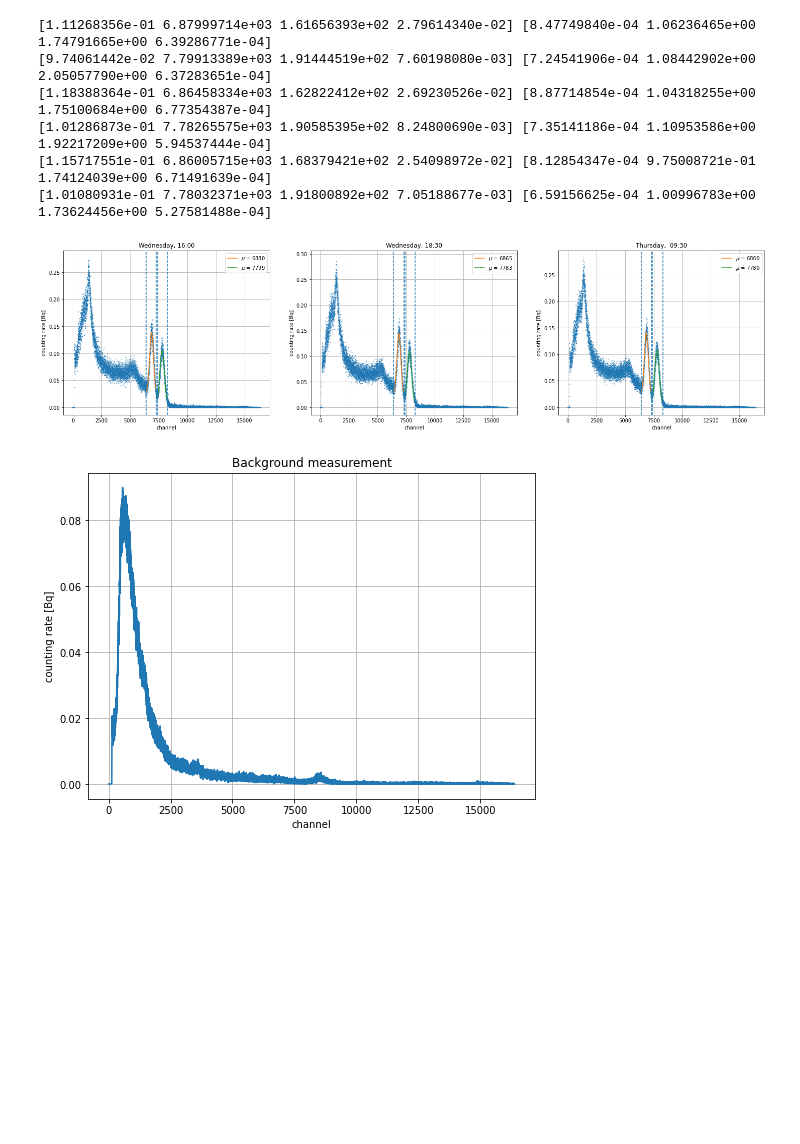
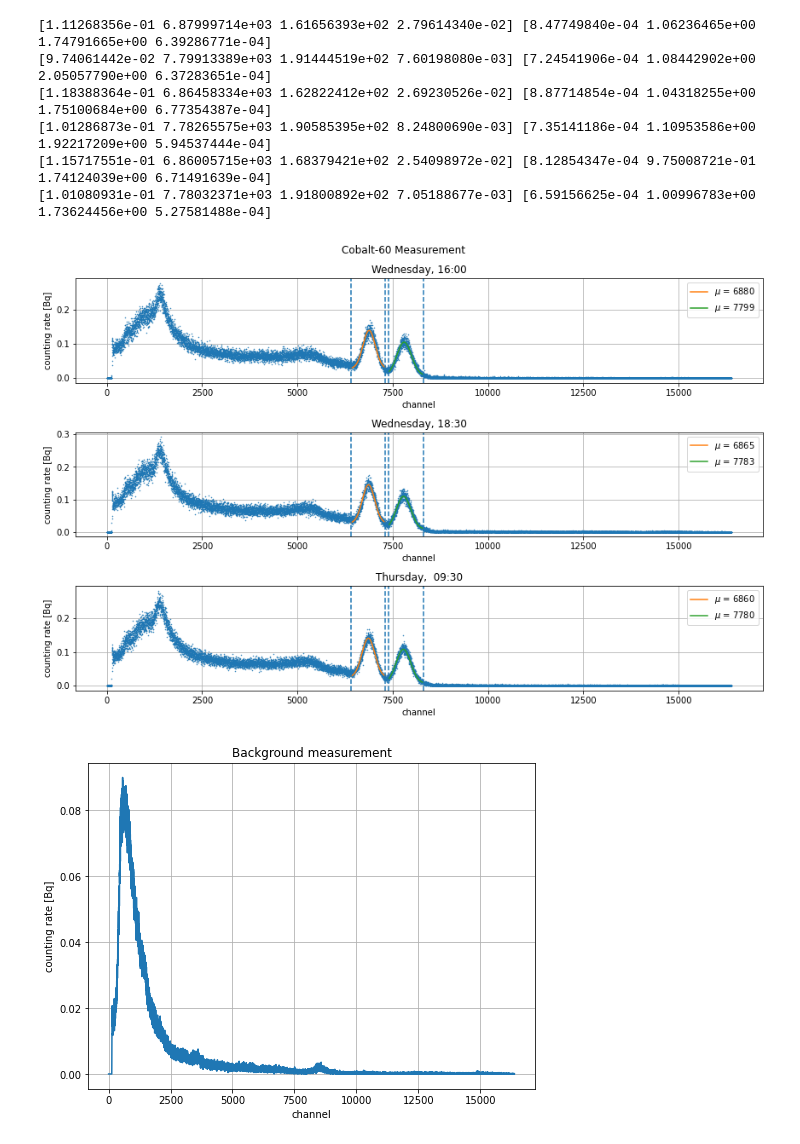
Before and after one commit to nicolaigoelz/Angular_correlation, a Jupyter notebook: Energy_Calibration_rotatable.ipynb, the cells around one changed output. Drawn from its saved outputs; the diff is of its cells as text; code cells hidden in the pictures; blank space fills up the shorter version.

```diff
--- a/Energy_Calibration_rotatable.ipynb
+++ b/Energy_Calibration_rotatable.ipynb
@@ -99,7 +99,7 @@ channels = np.arange(1, len(N_Na1)+1, 1)
 a = [[2700, 3500], [2700, 3500], [2700, 3500]]
 b = [[7100, 8000], [7100, 8000], [7100, 8000]]
 
-fig, ax = plt.subplots(1,3, figsize=(25,6))
+fig, ax = plt.subplots(3,1, figsize=(12,8))
 coeffs_Na = np.zeros((6, 4))
 cov_Na = np.zeros((6, 4, 4))
 
@@ -139,6 +139,8 @@ for i in range(3):
 ax[0].set_title('Wednesday, 16:00')
 ax[1].set_title('Wednesday, 18:30')
 ax[2].set_title('Thursday,  09:30')
+plt.suptitle('Sodium-22 measurement')
+plt.tight_layout()
 plt.show()
 # %% [output]
 [2.50974506e+00 3.09652708e+03 1.08431268e+02 1.20302826e-01] [0.00565751 0.21064375 0.21666196 0.00126871]
@@ -156,7 +158,7 @@ channels = np.arange(1, len(N_Co1)+1, 1)
 a = [[6400, 7300], [6400, 7300], [6400, 7300]]
 b = [[7400, 8300], [7400, 8300], [7400, 8300]]
 
-fig, ax = plt.subplots(1,3, figsize=(25,6))
+fig, ax = plt.subplots(3,1, figsize=(12,8))
 coeffs_Co = np.zeros((6, 4))
 cov_Co = np.zeros((6, 4, 4))
 
@@ -177,34 +179,36 @@ for i in range(3):
     #             yerr=u_Co1[0:-1:error_step],
     #             fmt='none', c='black', zorder=10)
 
     ax[i].plot(channels, n_Co[i], lw=0, marker = '.', ms = 1)
     ax[i].plot(channels[a[i][0]:a[i][1]], gauss(channels[a[i][0]:a[i][1]], *coeffs_Co[2*i]),
                label = r'$\mu$ = {:.0f}'.format(coeffs_Co[2*i][1]))
     ax[i].plot(channels[b[i][0]:b[i][1]], gauss(channels[b[i][0]:b[i][1]], *coeffs_Co[2*i+1]),
               label = r'$\mu$ = {:.0f}'.format(coeffs_Co[2*i+1][1]))
     ax[i].axvline(channels[a[i][0]], ls = '--')
     ax[i].axvline(channels[a[i][1]], ls = '--')
     ax[i].axvline(channels[b[i][0]], ls = '--')
     ax[i].axvline(channels[b[i][1]], ls = '--')
 
     ax[i].set_xlabel('channel')
     ax[i].set_ylabel('counting rate [Bq]')
 
     ax[i].legend()
     ax[i].grid()
 
 ax[0].set_title('Wednesday, 16:00')
 ax[1].set_title('Wednesday, 18:30')
 ax[2].set_title('Thursday,  09:30')
+plt.suptitle('Cobalt-60 Measurement')
+plt.tight_layout()
 plt.show()
 # %% [output]
 [1.11268356e-01 6.87999714e+03 1.61656393e+02 2.79614340e-02] [8.47749840e-04 1.06236465e+00 1.74791665e+00 6.39286771e-04]
 [9.74061442e-02 7.79913389e+03 1.91444519e+02 7.60198080e-03] [7.24541906e-04 1.08442902e+00 2.05057790e+00 6.37283651e-04]
 [1.18388364e-01 6.86458334e+03 1.62822412e+02 2.69230526e-02] [8.87714854e-04 1.04318255e+00 1.75100684e+00 6.77354387e-04]
 [1.01286873e-01 7.78265575e+03 1.90585395e+02 8.24800690e-03] [7.35141186e-04 1.10953586e+00 1.92217209e+00 5.94537444e-04]
 [1.15717551e-01 6.86005715e+03 1.68379421e+02 2.54098972e-02] [8.12854347e-04 9.75008721e-01 1.74124039e+00 6.71491639e-04]
 [1.01080931e-01 7.78032371e+03 1.91800892e+02 7.05188677e-03] [6.59156625e-04 1.00996783e+00 1.73624456e+00 5.27581488e-04]
-[figure, old version]
+[figure, new version]
 # %%
 fig, ax = plt.subplots(figsize = (8,6))
 ax.plot(channels, n_under)
```
Also changed, not shown: parts of 1 cell of this notebook, 1 other file.
